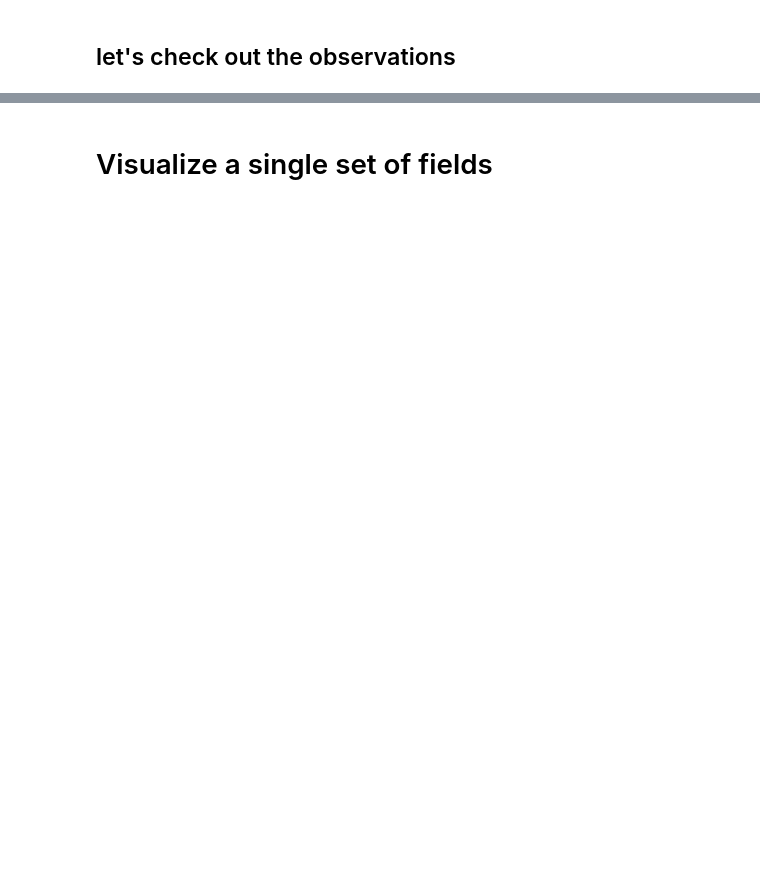
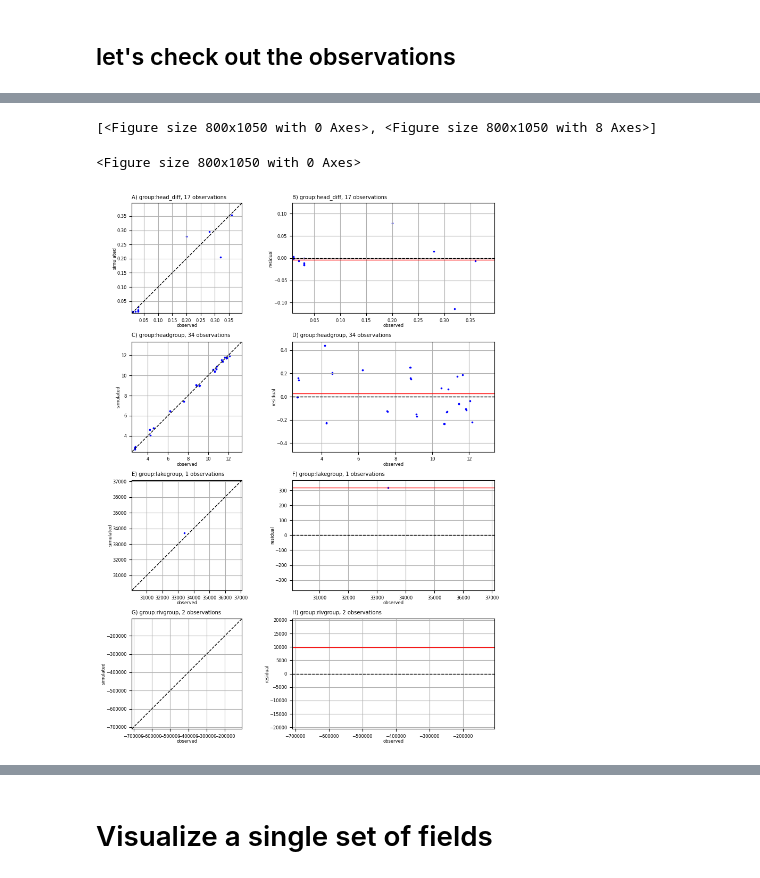
Before and after one commit to jdhughes-usgs/modflow-sandiego-2023, a Jupyter notebook: ProblemSets/PEST/notebooks/ies_postprocess.ipynb, the cells around one changed output, grey strips where cells are left out. Drawn from its saved outputs; the diff is of its cells as text; code cells hidden in the pictures; blank space fills up the shorter version.

```diff
--- a/ProblemSets/PEST/notebooks/ies_postprocess.ipynb
+++ b/ProblemSets/PEST/notebooks/ies_postprocess.ipynb
@@ -48,6 +75,12 @@ with PdfPages('allobs.prior.pdf') as outpdf:
         plt.tight_layout()
         outpdf.savefig()
         plt.close('all')
+# %%
+pst.plot(kind='1to1')
+# %% [output]
+[<Figure size 800x1050 with 0 Axes>, <Figure size 800x1050 with 8 Axes>]
+<Figure size 800x1050 with 0 Axes>
+[figure, added]
 # %%
 phi = pd.read_csv(ies_dir / 'mv.ies.phi.actual.csv').T.iloc[6:]
 # for cc in phi.columns:
```
Also changed, not shown: parts of 21 cells of this notebook, 3 other files.
